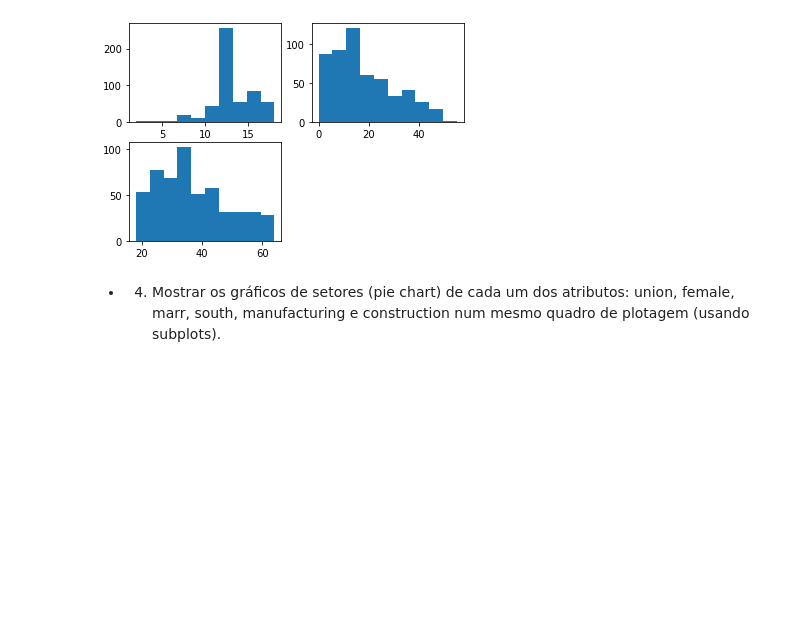
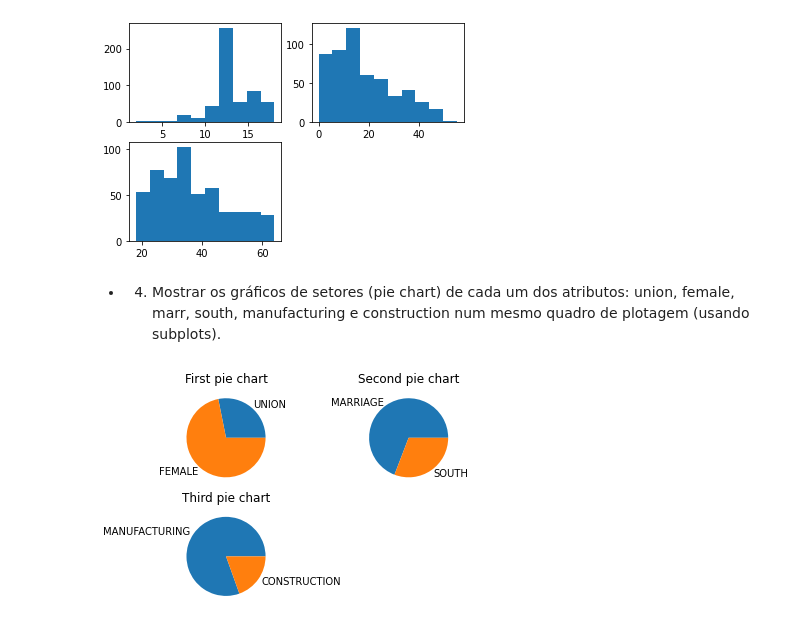
Before and after one commit to afpaiva/data-science, a Jupyter notebook: ex2.ipynb, the cells around one changed output. Drawn from its saved outputs; the diff is of its cells as text; code cells hidden in the pictures; blank space fills up the shorter version.

```diff
--- a/ex2.ipynb
+++ b/ex2.ipynb
@@ -57,3 +57,24 @@ plt.show()
 [figure]
 # %% [markdown]
 - 4) Mostrar os gráficos de setores (pie chart) de cada um dos atributos: union, female, marr, south, manufacturing e construction num mesmo quadro de plotagem (usando subplots).
+# %%
+labels1 = ['UNION', 'FEMALE']
+data1 = [df.union.sum(), df.female.sum()]
+labels2 = ['MARRIAGE', 'SOUTH']
+data2 = [df.marr.sum(), df.south.sum()]
+labels3 = ['MANUFACTURING', 'CONSTRUCTION']
+data3 = [df.manufacturing.sum(), df.construction.sum()]
+
+plt.subplot(2,2,1)
+plt.pie(data1, labels = labels1)
+plt.title('First pie chart')
+plt.subplot(2,2,2)
+plt.pie(data2, labels = labels2)
+plt.title('Second pie chart')
+plt.subplot(2,2,3)
+plt.pie(data3, labels = labels3)
+plt.title('Third pie chart')
+
+plt.show()
+# %% [output]
+[figure, added]
```
